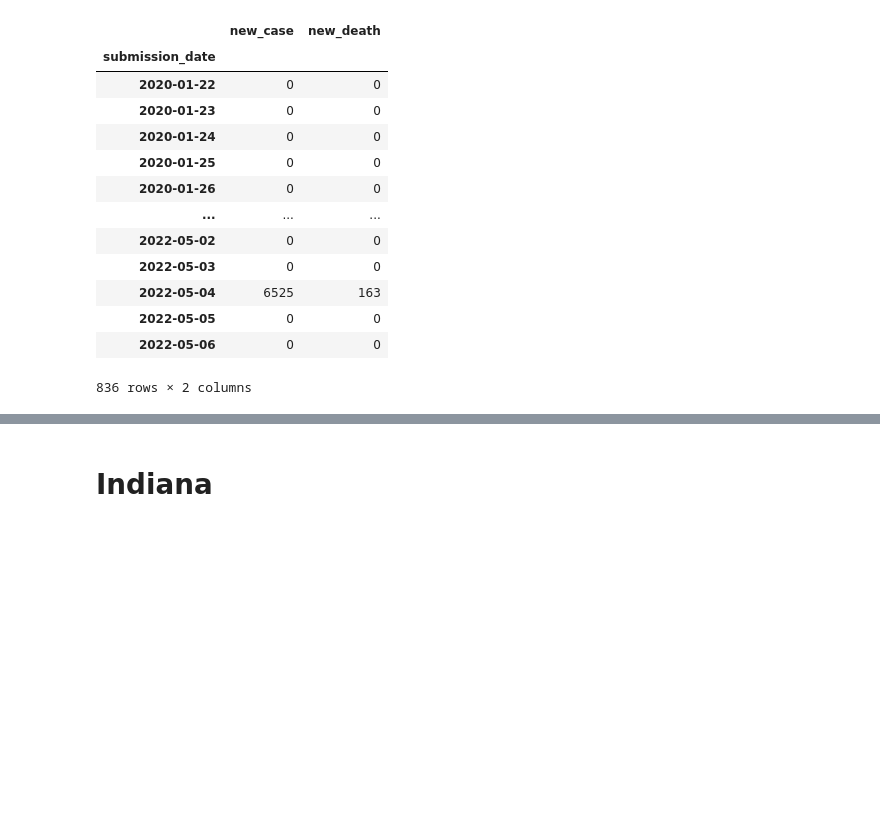
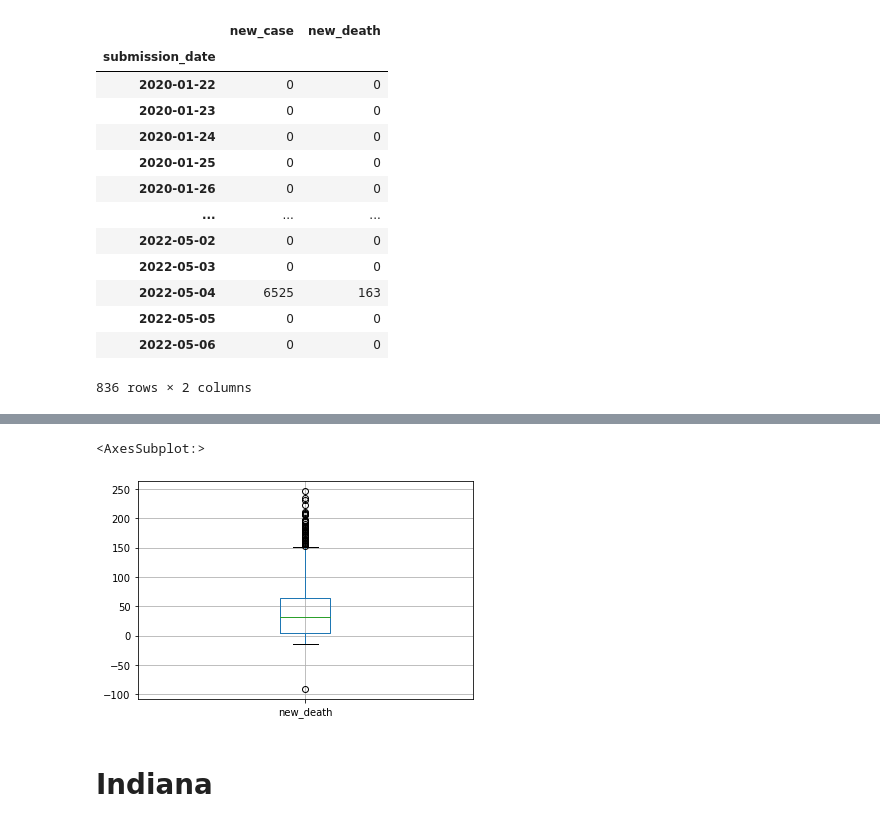
Before and after one commit to manal3112/cse-544-project, a Jupyter notebook: data_preprocess.ipynb, the cells around one changed output, grey strips where cells are left out. Drawn from its saved outputs; the diff is of its cells as text; code cells hidden in the pictures; blank space fills up the shorter version.

```diff
--- a/data_preprocess.ipynb
+++ b/data_preprocess.ipynb
@@ -85,3 +90,8 @@ georgia_case_death
+# %%
+georgia_case_death.boxplot("new_death")
+# %% [output]
+<AxesSubplot:>
+[figure, added]
 # %% [markdown]
 # Indiana
 # %%
```
Also changed, not shown: parts of 10 cells of this notebook.
